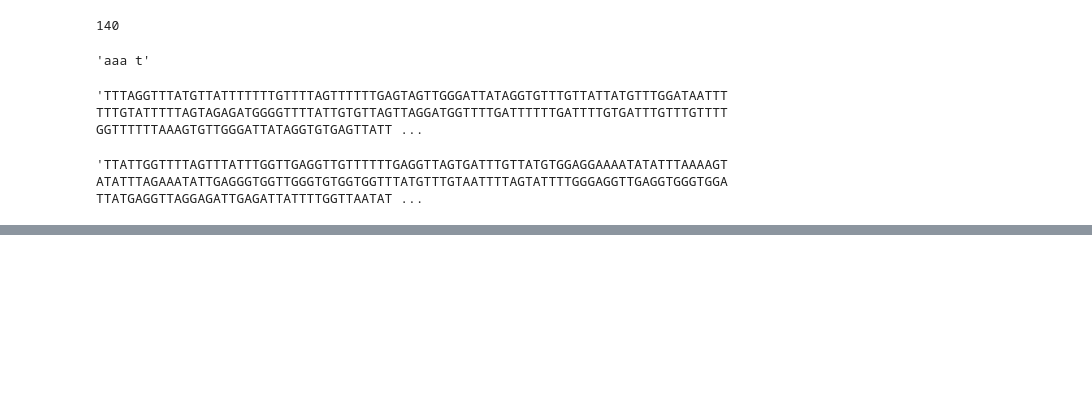
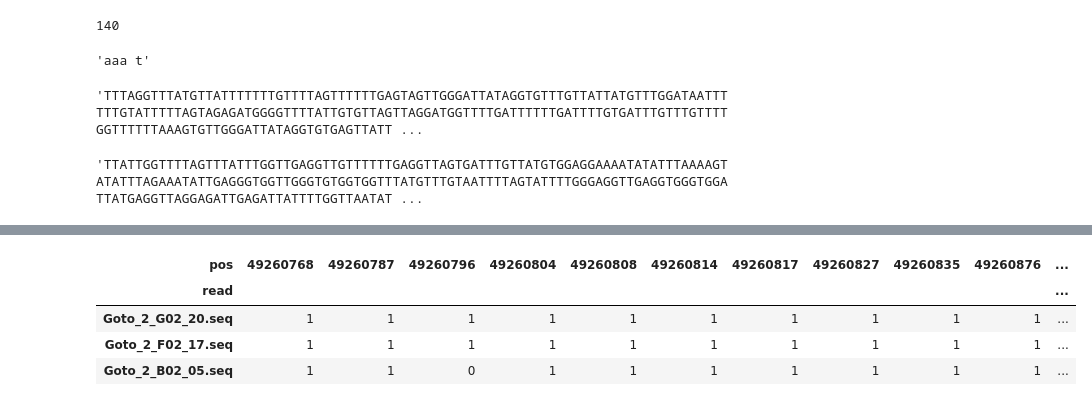
Before and after one commit to yyoshiaki/BSviz, a Jupyter notebook: notebooks/workspace.ipynb, the cells around one changed output, grey strips where cells are left out. Cells and saved outputs as stored; diff of their text form; code cells hidden in the pictures; blank space fills up the shorter version.

```diff
--- a/notebooks/workspace.ipynb
+++ b/notebooks/workspace.ipynb
@@ -79,0 +180,8 @@ TTATCCGGGCATGGTAGCGGGCGCCTGTAGTCCCAGTAGGGTAGTTTTGCTACTCGGGAGGCTGAGGCAGGAGAATGGCG
+# %%
+df_bismark
+# %% [output]
+| pos | 49260768 | 49260787 | 49260796 | 49260804 | 49260808 | 49260814 | 49260817 | 49260827 | 49260835 | 49260876 | ... |
+| read |  |  |  |  |  |  |  |  |  |  | ... |
+| Goto_2_G02_20.seq | 1 | 1 | 1 | 1 | 1 | 1 | 1 | 1 | 1 | 1 | ... |
+| Goto_2_F02_17.seq | 1 | 1 | 1 | 1 | 1 | 1 | 1 | 1 | 1 | 1 | ... |
+| Goto_2_B02_05.seq | 1 | 1 | 0 | 1 | 1 | 1 | 1 | 1 | 1 | 1 | ... |
```
Also changed, not shown: parts of 3 cells of this notebook, 5 other files.
